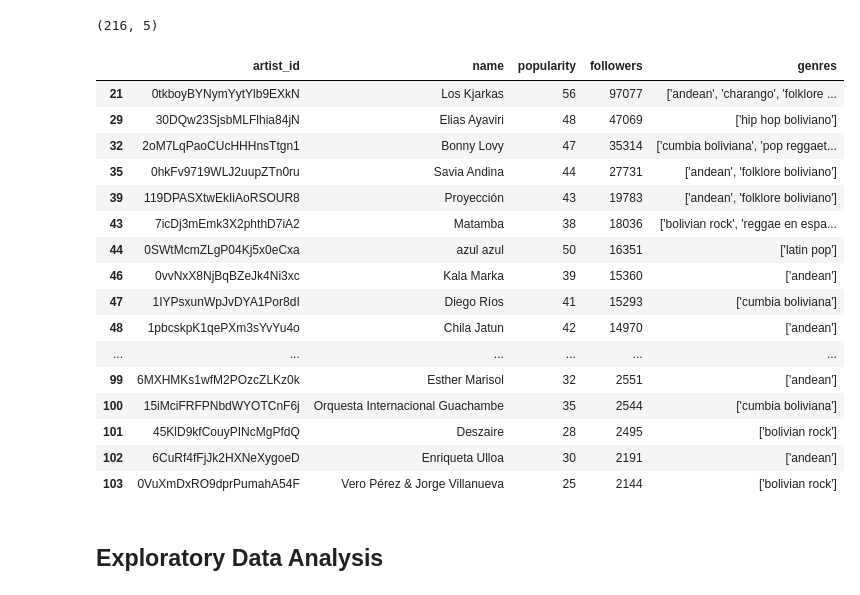
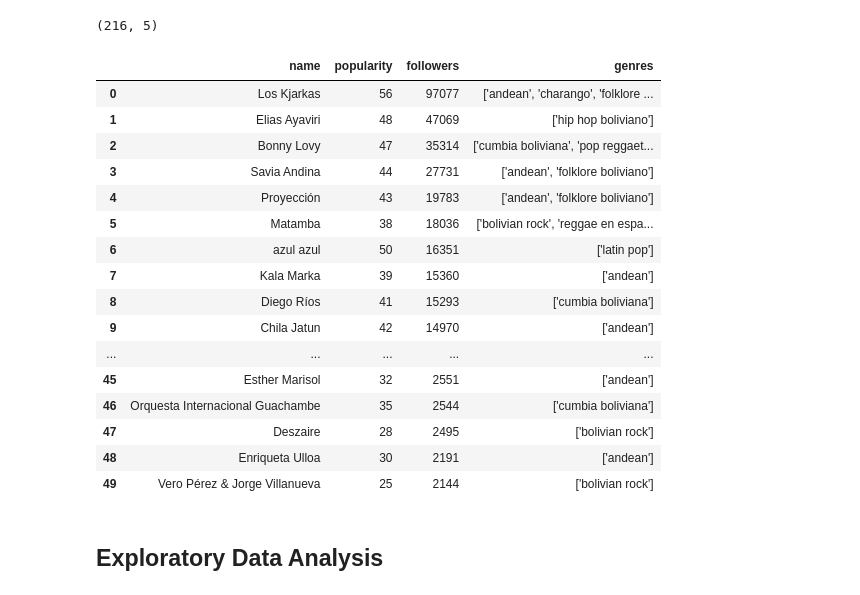
Before and after one commit to leanguardia/bolivian-music, a Jupyter notebook: data/artists_eda.ipynb, the cells around one changed output. Saved outputs shown, nothing was run; the diff lists cells and outputs as text; code cells hidden in the pictures.

```diff
--- a/data/artists_eda.ipynb
+++ b/data/artists_eda.ipynb
@@ -87,23 +88,23 @@ df.shape
 # %% [output]
 (216, 5)
 # %%
-df.iloc[range(50)]
+df.iloc[range(50)].reset_index(drop=True)[['name','popularity','followers', 'genres']]
 # %% [output]
-|  | artist_id | name | popularity | followers | genres |
-| 21 | 0tkboyBYNymYytYlb9EXkN | Los Kjarkas | 56 | 97077 | ['andean', 'charango', 'folklore ... |
-| 29 | 30DQw23SjsbMLFlhia84jN | Elias Ayaviri | 48 | 47069 | ['hip hop boliviano'] |
-| 32 | 2oM7LqPaoCUcHHHnsTtgn1 | Bonny Lovy | 47 | 35314 | ['cumbia boliviana', 'pop reggaet... |
-| 35 | 0hkFv9719WLJ2uupZTn0ru | Savia Andina | 44 | 27731 | ['andean', 'folklore boliviano'] |
-| 39 | 119DPASXtwEkIiAoRSOUR8 | Proyección | 43 | 19783 | ['andean', 'folklore boliviano'] |
-| 43 | 7icDj3mEmk3X2phthD7iA2 | Matamba | 38 | 18036 | ['bolivian rock', 'reggae en espa... |
-| 44 | 0SWtMcmZLgP04Kj5x0eCxa | azul azul | 50 | 16351 | ['latin pop'] |
-| 46 | 0vvNxX8NjBqBZeJk4Ni3xc | Kala Marka | 39 | 15360 | ['andean'] |
-| 47 | 1IYPsxunWpJvDYA1Por8dI | Diego Ríos | 41 | 15293 | ['cumbia boliviana'] |
-| 48 | 1pbcskpK1qePXm3sYvYu4o | Chila Jatun | 42 | 14970 | ['andean'] |
-| ... | ... | ... | ... | ... | ... |
-| 99 | 6MXHMKs1wfM2POzcZLKz0k | Esther Marisol | 32 | 2551 | ['andean'] |
-| 100 | 15iMciFRFPNbdWYOTCnF6j | Orquesta Internacional Guachambe | 35 | 2544 | ['cumbia boliviana'] |
-| 101 | 45KlD9kfCouyPINcMgPfdQ | Deszaire | 28 | 2495 | ['bolivian rock'] |
-| 102 | 6CuRf4fFjJk2HXNeXygoeD | Enriqueta Ulloa | 30 | 2191 | ['andean'] |
-| 103 | 0VuXmDxRO9dprPumahA54F | Vero Pérez & Jorge Villanueva | 25 | 2144 | ['bolivian rock'] |
+|  | name | popularity | followers | genres |
+| 0 | Los Kjarkas | 56 | 97077 | ['andean', 'charango', 'folklore ... |
+| 1 | Elias Ayaviri | 48 | 47069 | ['hip hop boliviano'] |
+| 2 | Bonny Lovy | 47 | 35314 | ['cumbia boliviana', 'pop reggaet... |
+| 3 | Savia Andina | 44 | 27731 | ['andean', 'folklore boliviano'] |
+| 4 | Proyección | 43 | 19783 | ['andean', 'folklore boliviano'] |
+| 5 | Matamba | 38 | 18036 | ['bolivian rock', 'reggae en espa... |
+| 6 | azul azul | 50 | 16351 | ['latin pop'] |
+| 7 | Kala Marka | 39 | 15360 | ['andean'] |
+| 8 | Diego Ríos | 41 | 15293 | ['cumbia boliviana'] |
+| 9 | Chila Jatun | 42 | 14970 | ['andean'] |
+| ... | ... | ... | ... | ... |
+| 45 | Esther Marisol | 32 | 2551 | ['andean'] |
+| 46 | Orquesta Internacional Guachambe | 35 | 2544 | ['cumbia boliviana'] |
+| 47 | Deszaire | 28 | 2495 | ['bolivian rock'] |
+| 48 | Enriqueta Ulloa | 30 | 2191 | ['andean'] |
+| 49 | Vero Pérez & Jorge Villanueva | 25 | 2144 | ['bolivian rock'] |
 # %%
```
Also changed, not shown: parts of 8 cells of this notebook.
